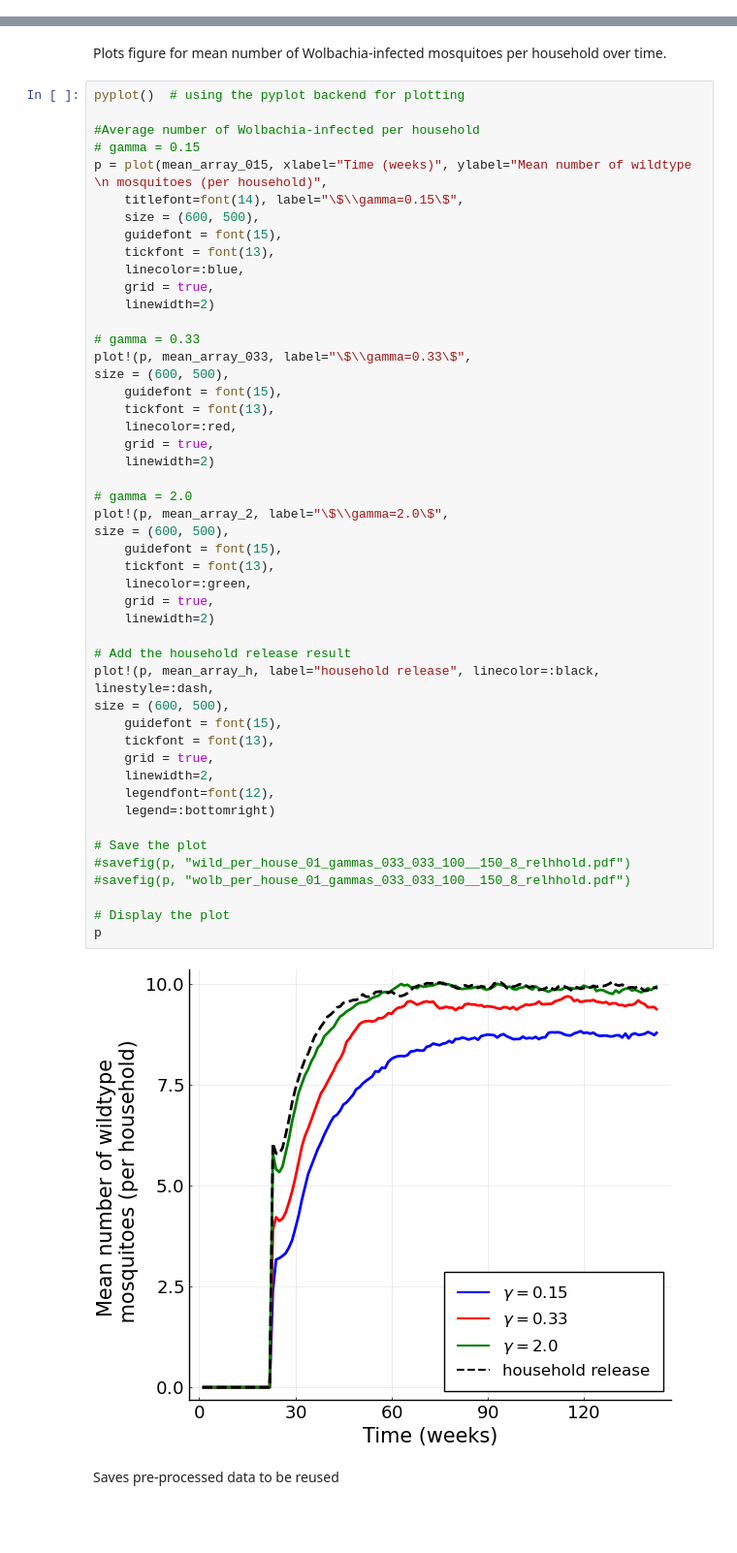
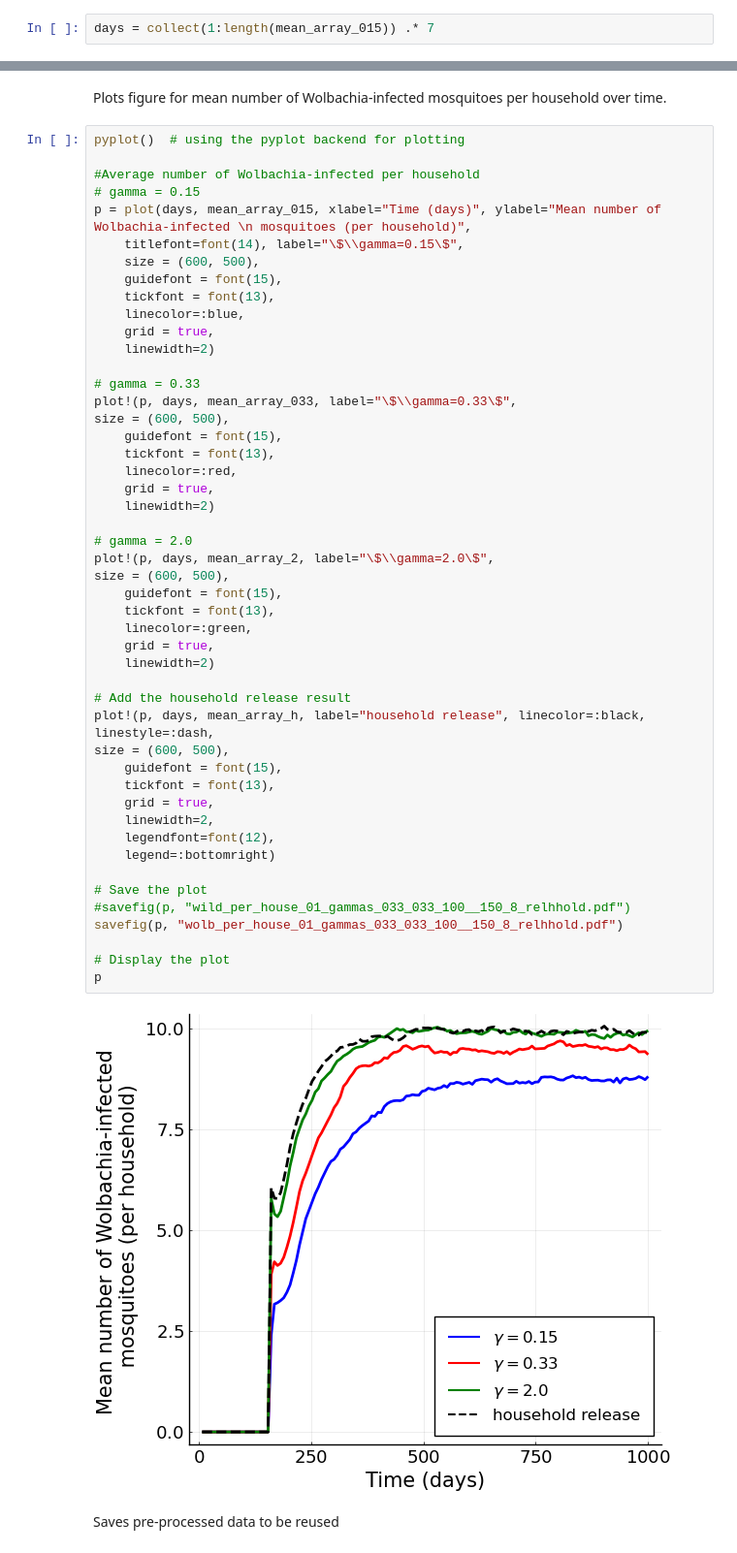
Before and after one commit to ahb48/Wolbachia-movement-households, a Jupyter notebook: Figure_3a.ipynb, the cells around one changed output, grey strips where cells are left out. Shown: that part at 97% size. Saved outputs shown, nothing was run; the diff lists cells and outputs as text; blank space fills up the shorter version.

```diff
--- a/Figure_3a.ipynb
+++ b/Figure_3a.ipynb
@@ -194,3 +193,5 @@ mean_array_h = mean_df[!, "mean_array_h"]
  9.9024
  9.9018
  9.8944
+# %%
+days = collect(1:length(mean_array_015)) .* 7
@@ -201,7 +220,7 @@ pyplot()  # using the pyplot backend for plotting
 
 #Average number of Wolbachia-infected per household
 # gamma = 0.15
-p = plot(mean_array_015, xlabel="Time (weeks)", ylabel="Mean number of wildtype \n mosquitoes (per household)",
+p = plot(days, mean_array_015, xlabel="Time (days)", ylabel="Mean number of Wolbachia-infected \n mosquitoes (per household)",
     titlefont=font(14), label="\$\\gamma=0.15\$",
     size = (600, 500),
     guidefont = font(15),
@@ -211,41 +230,41 @@ p = plot(mean_array_015, xlabel="Time (weeks)", ylabel="Mean number of wildtype
     linewidth=2)
 
 # gamma = 0.33
-plot!(p, mean_array_033, label="\$\\gamma=0.33\$",
+plot!(p, days, mean_array_033, label="\$\\gamma=0.33\$",
 size = (600, 500),
     guidefont = font(15),
     tickfont = font(13),
     linecolor=:red,
     grid = true,
     linewidth=2)
 
 # gamma = 2.0
-plot!(p, mean_array_2, label="\$\\gamma=2.0\$",
+plot!(p, days, mean_array_2, label="\$\\gamma=2.0\$",
 size = (600, 500),
     guidefont = font(15),
     tickfont = font(13),
     linecolor=:green,
     grid = true,
     linewidth=2)
 
 # Add the household release result
-plot!(p, mean_array_h, label="household release", linecolor=:black, linestyle=:dash,
+plot!(p, days, mean_array_h, label="household release", linecolor=:black, linestyle=:dash,
 size = (600, 500),
     guidefont = font(15),
     tickfont = font(13),
     grid = true,
     linewidth=2,
     legendfont=font(12),
     legend=:bottomright)
 
 # Save the plot
 #savefig(p, "wild_per_house_01_gammas_033_033_100__150_8_relhhold.pdf")
-#savefig(p, "wolb_per_house_01_gammas_033_033_100__150_8_relhhold.pdf")
+savefig(p, "wolb_per_house_01_gammas_033_033_100__150_8_relhhold.pdf")
 
 # Display the plot
 p
 # %% [output]
-[figure, old version]
+[figure, new version]
 # %% [markdown]
 Saves pre-processed data to be reused
 # %%
```
Also changed, not shown: parts of 2 cells of this notebook.
